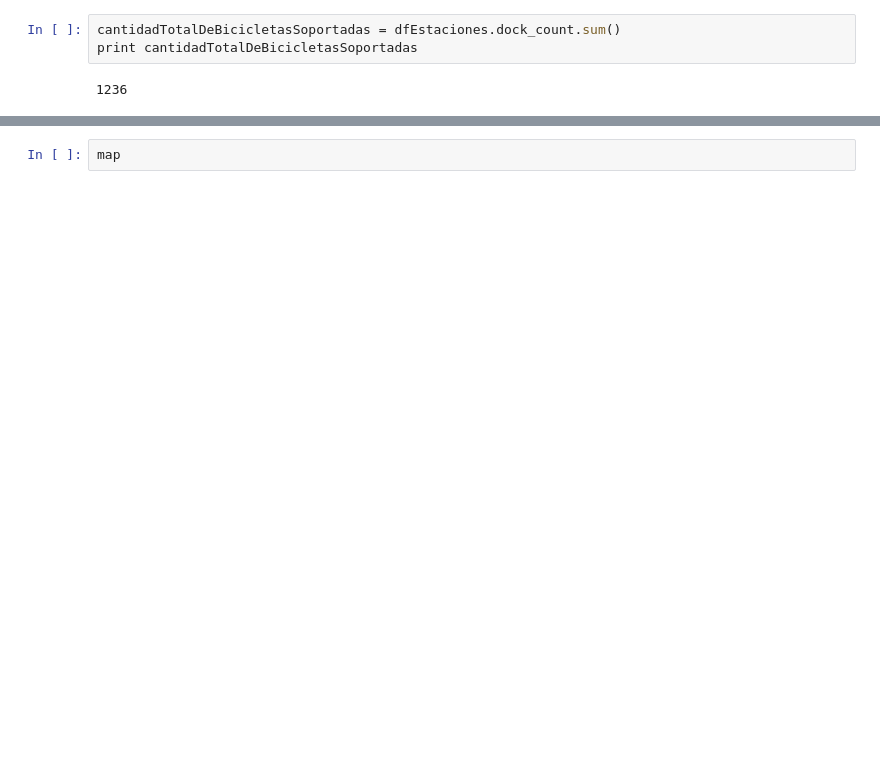
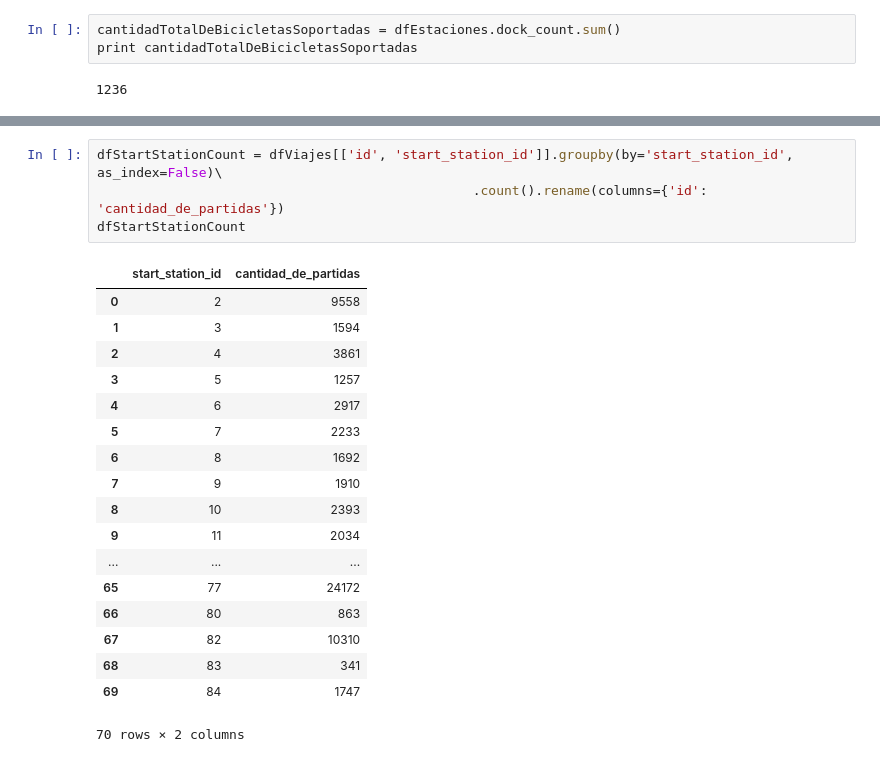
Before and after one commit to martinperez2306/7506-, a Jupyter notebook: MapPlots.ipynb, the cells around one changed output, grey strips where cells are left out. Cells and saved outputs as stored; diff of their text form; blank space fills up the shorter version.

```diff
--- a/MapPlots.ipynb
+++ b/MapPlots.ipynb
@@ -32,5 +76,26 @@ for lat, lon, nombre, cantidadDeBicicletasSoportadas in zip(dfEstaciones.lat, df
 map2.add_child(grupoDeUbicacionesConCantidades)
 # %% [output]
 [interactive output not drawn]
-# %%
-map
+# %%
+dfStartStationCount = dfViajes[['id', 'start_station_id']].groupby(by='start_station_id', as_index=False)\
+                                                .count().rename(columns={'id': 'cantidad_de_partidas'})
+dfStartStationCount
+# %% [output]
+|  | start_station_id | cantidad_de_partidas |
+| 0 | 2 | 9558 |
+| 1 | 3 | 1594 |
+| 2 | 4 | 3861 |
+| 3 | 5 | 1257 |
+| 4 | 6 | 2917 |
+| 5 | 7 | 2233 |
+| 6 | 8 | 1692 |
+| 7 | 9 | 1910 |
+| 8 | 10 | 2393 |
+| 9 | 11 | 2034 |
+| ... | ... | ... |
+| 65 | 77 | 24172 |
+| 66 | 80 | 863 |
+| 67 | 82 | 10310 |
+| 68 | 83 | 341 |
+| 69 | 84 | 1747 |
+70 rows × 2 columns
```
Also changed, not shown: parts of 9 cells of this notebook.
